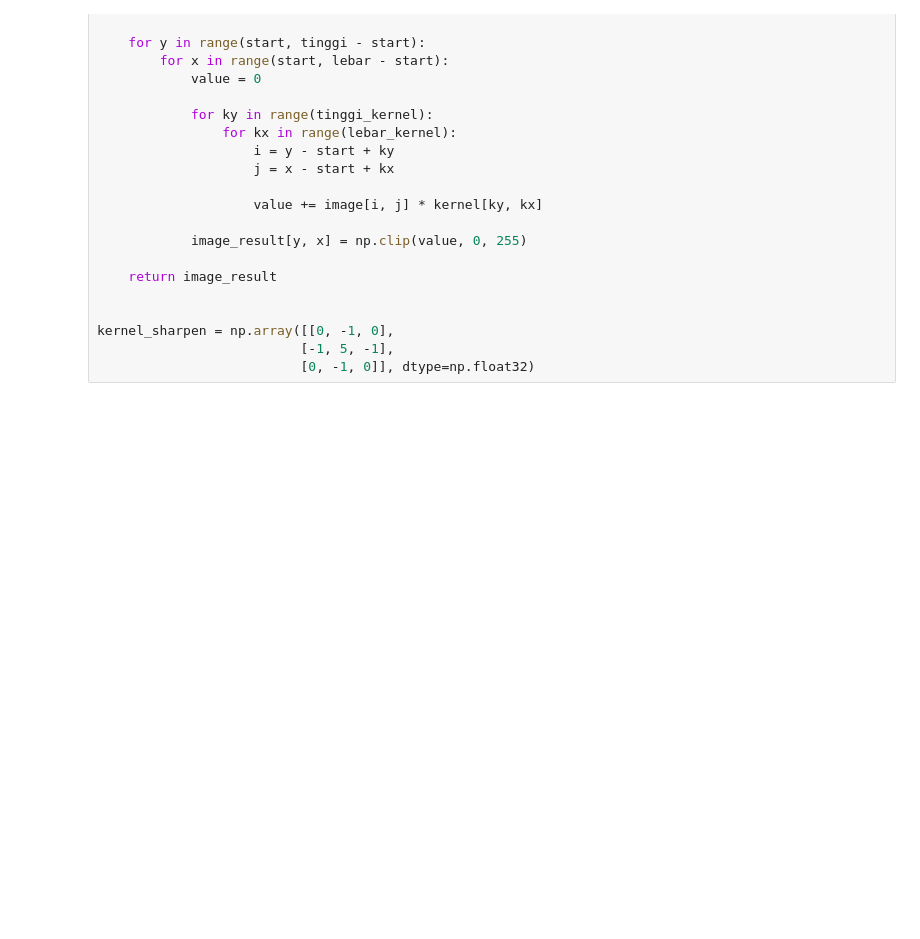
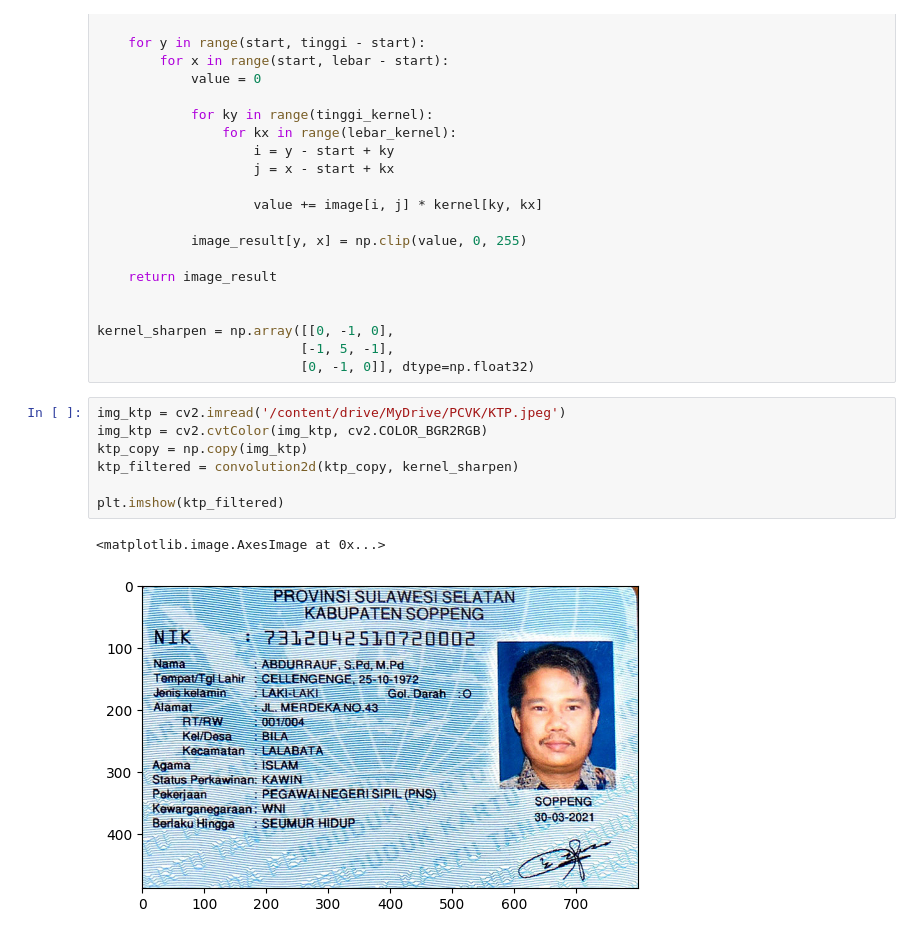
Before and after one commit to deviandinifebrianti/PCVK_Genap_2023, a Jupyter notebook: week09.ipynb, the cells around one changed output. Saved outputs shown, nothing was run; the diff lists cells and outputs as text; blank space fills up the shorter version.

```diff
--- a/week09.ipynb
+++ b/week09.ipynb
@@ -557,3 +557,13 @@ def convolution2d(image, kernel):
 kernel_sharpen = np.array([[0, -1, 0],
                           [-1, 5, -1],
                           [0, -1, 0]], dtype=np.float32)
+# %%
+img_ktp = cv2.imread('/content/drive/MyDrive/PCVK/KTP.jpeg')
+img_ktp = cv2.cvtColor(img_ktp, cv2.COLOR_BGR2RGB)
+ktp_copy = np.copy(img_ktp)
+ktp_filtered = convolution2d(ktp_copy, kernel_sharpen)
+
+plt.imshow(ktp_filtered)
+# %% [output]
+<matplotlib.image.AxesImage at 0x...>
+[figure, added]
```
Also changed, not shown: parts of 1 cell of this notebook.
